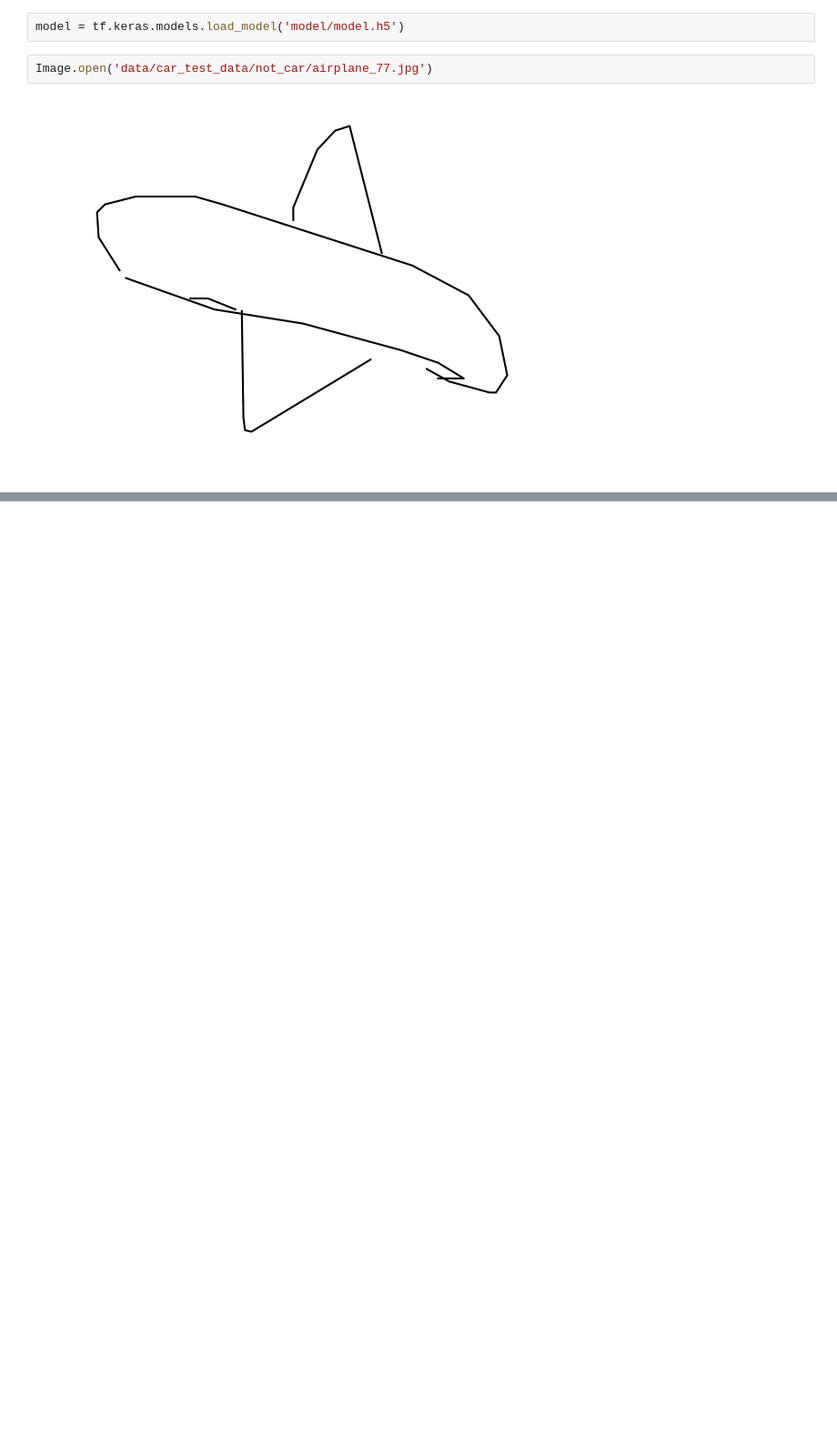
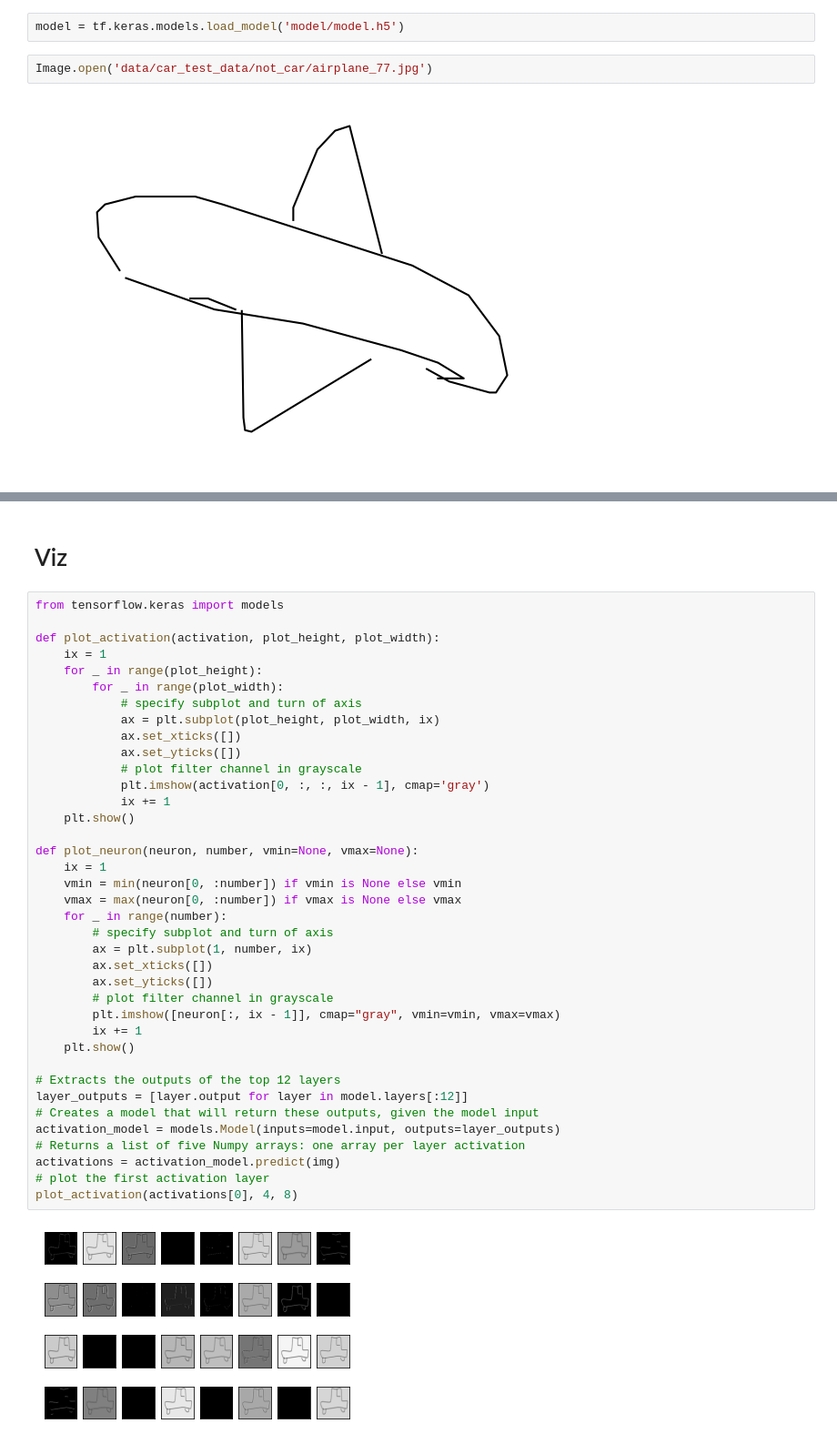
Before and after one commit to Saxamos/car-detector, a Jupyter notebook: modelisation.ipynb, the cells around one changed output, grey strips where cells are left out. Shown at 91% size. Cells and saved outputs as stored; diff of their text form; blank space fills up the shorter version.

```diff
--- a/modelisation.ipynb
+++ b/modelisation.ipynb
@@ -135,0 +136,42 @@ array([[0.8936345]], dtype=float32)
+# %% [markdown]
+# Viz
+# %%
+from tensorflow.keras import models
+
+def plot_activation(activation, plot_height, plot_width):
+    ix = 1
+    for _ in range(plot_height):
+        for _ in range(plot_width):
+            # specify subplot and turn of axis
+            ax = plt.subplot(plot_height, plot_width, ix)
+            ax.set_xticks([])
+            ax.set_yticks([])
+            # plot filter channel in grayscale
+            plt.imshow(activation[0, :, :, ix - 1], cmap='gray')
+            ix += 1
+    plt.show()
+
+def plot_neuron(neuron, number, vmin=None, vmax=None):
+    ix = 1
+    vmin = min(neuron[0, :number]) if vmin is None else vmin
+    vmax = max(neuron[0, :number]) if vmax is None else vmax
+    for _ in range(number):
+        # specify subplot and turn of axis
+        ax = plt.subplot(1, number, ix)
+        ax.set_xticks([])
+        ax.set_yticks([])
+        # plot filter channel in grayscale
+        plt.imshow([neuron[:, ix - 1]], cmap="gray", vmin=vmin, vmax=vmax)
+        ix += 1
+    plt.show()
+
+# Extracts the outputs of the top 12 layers
+layer_outputs = [layer.output for layer in model.layers[:12]]
+# Creates a model that will return these outputs, given the model input
+activation_model = models.Model(inputs=model.input, outputs=layer_outputs)
+# Returns a list of five Numpy arrays: one array per layer activation
+activations = activation_model.predict(img)
+# plot the first activation layer
+plot_activation(activations[0], 4, 8)
+# %% [output]
+[figure, added]
```
Also changed, not shown: parts of 5 cells of this notebook, 4 other files.
